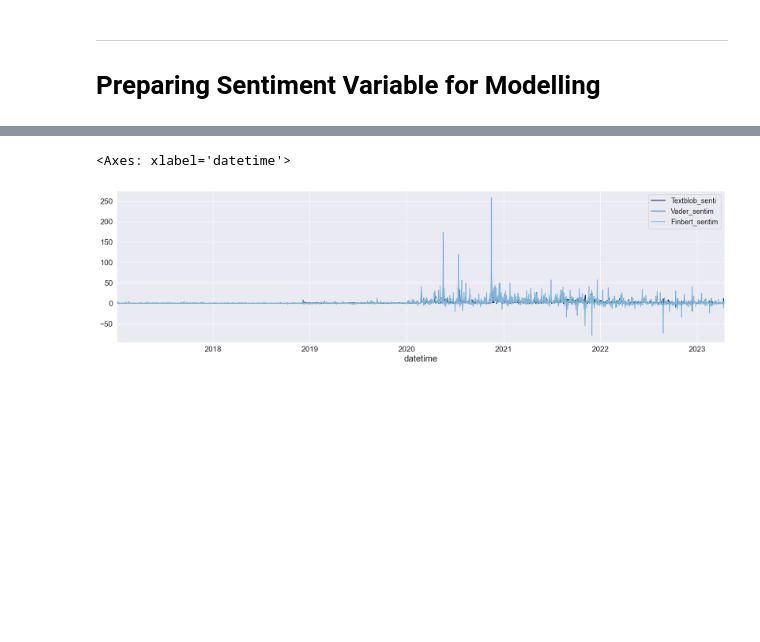
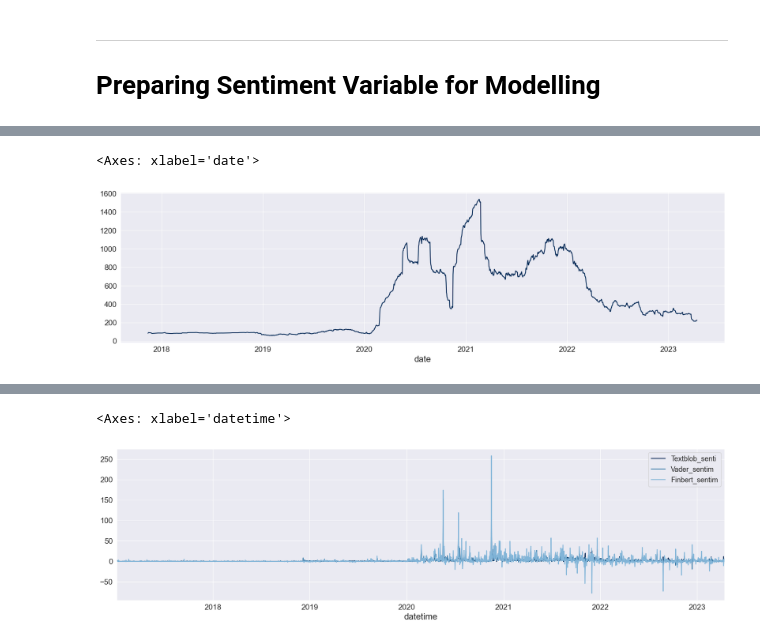
Before and after one commit to Diegozu97/thesis_code, a Jupyter notebook: 03_sentiment_modelling.ipynb, the cells around one changed output, grey strips where cells are left out. Drawn from its saved outputs; the diff is of its cells as text; code cells hidden in the pictures; blank space fills up the shorter version.

```diff
--- a/03_sentiment_modelling.ipynb
+++ b/03_sentiment_modelling.ipynb
@@ -256,0 +249,4 @@ twitter_senti_df = pd.read_csv(twitter_data_path +"/twitter_senti_raw_df.csv")
+# %%
+twitter_senti_raw_df = pd.read_csv(twitter_data_path +"/twitter_senti_raw_df.csv")
+twitter_senti_raw_df["datetime"] = pd.to_datetime(twitter_senti_raw_df["datetime"])
+twitter_senti_raw_df =twitter_senti_raw_df.sort_values(by = "datetime")
@@ -259,0 +315,2 @@ twitter_senti_df = pd.read_csv(twitter_data_path +"/twitter_senti_raw_df.csv")
+# %%
+test = twitter_senti_raw_df[twitter_senti_raw_df["company"] == "moderna"]
@@ -259,0 +323,2 @@ twitter_senti_df = pd.read_csv(twitter_data_path +"/twitter_senti_raw_df.csv")
+# %%
+df,df2 = update_sentiment(test)
@@ -259,0 +342,8 @@ twitter_senti_df = pd.read_csv(twitter_data_path +"/twitter_senti_raw_df.csv")
+# %%
+df2["rollingS"] = df2["Textblob_senti_weighted"].rolling(100).sum()
+df2["rollingSW"] = df2["Textblob_senti_weighted"].rolling(21).sum()
+# %%
+df2.rollingS.plot(figsize=(20,5))
+# %% [output]
+<Axes: xlabel='date'>
+[figure, added]
```
Also changed, not shown: parts of 18 cells of this notebook.
